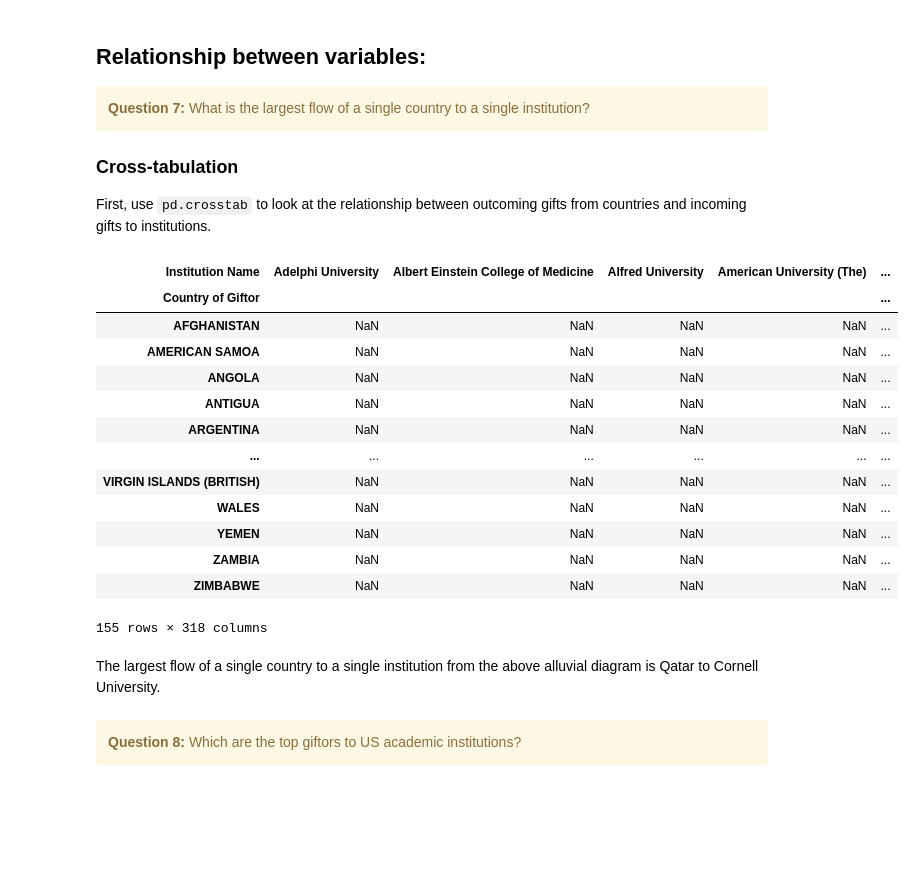
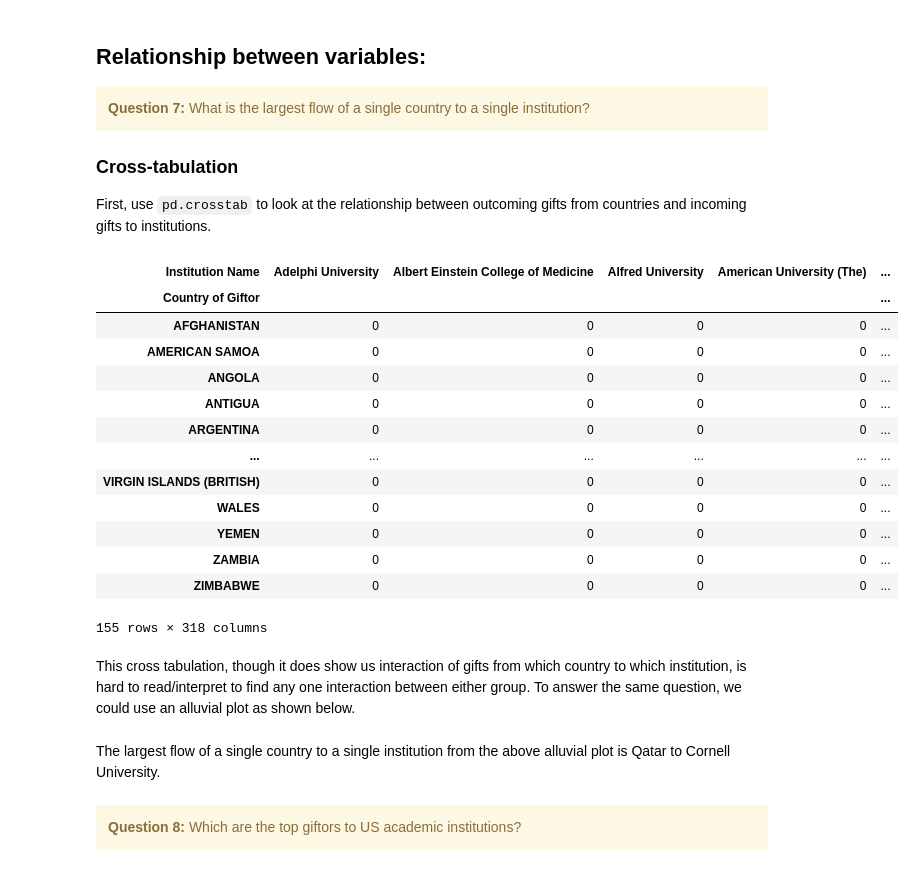
Before and after one commit to tejasreddy98/DS5030Lab01, a Jupyter notebook: initial_analysis.ipynb, the cells around one changed output. Saved outputs shown, nothing was run; the diff lists cells and outputs as text; code cells hidden in the pictures; blank space fills up the shorter version.

```diff
--- a/initial_analysis.ipynb
+++ b/initial_analysis.ipynb
@@ -164,22 +176,27 @@ plt.axvline(median_val, color='green', linestyle='dashdot', linewidth=2, label=f
 ### Cross-tabulation
 First, use `pd.crosstab` to look at the relationship between outcoming gifts from countries and incoming gifts to institutions.
 # %%
-pd.crosstab(index=df['Country of Giftor'], columns=df['Institution Name'], values=df['Foreign Gift Amount'], aggfunc='sum')
+pd.crosstab(df['Country of Giftor'], df['Institution Name'])
+
+# if we wanted to see a crosstab based on foreign gift amount rather than count of gifts we would use:
+#pd.crosstab(index=df['Country of Giftor'], columns=df['Institution Name'], values=df['Foreign Gift Amount'], aggfunc='sum')
 # %% [output]
 | Institution Name | Adelphi University | Albert Einstein College of Medicine | Alfred University | American University (The) | ... |
 | Country of Giftor |  |  |  |  | ... |
-| AFGHANISTAN | NaN | NaN | NaN | NaN | ... |
-| AMERICAN SAMOA | NaN | NaN | NaN | NaN | ... |
-| ANGOLA | NaN | NaN | NaN | NaN | ... |
-| ANTIGUA | NaN | NaN | NaN | NaN | ... |
-| ARGENTINA | NaN | NaN | NaN | NaN | ... |
+| AFGHANISTAN | 0 | 0 | 0 | 0 | ... |
+| AMERICAN SAMOA | 0 | 0 | 0 | 0 | ... |
+| ANGOLA | 0 | 0 | 0 | 0 | ... |
+| ANTIGUA | 0 | 0 | 0 | 0 | ... |
+| ARGENTINA | 0 | 0 | 0 | 0 | ... |
 | ... | ... | ... | ... | ... | ... |
-| VIRGIN ISLANDS (BRITISH) | NaN | NaN | NaN | NaN | ... |
-| WALES | NaN | NaN | NaN | NaN | ... |
-| YEMEN | NaN | NaN | NaN | NaN | ... |
-| ZAMBIA | NaN | NaN | NaN | NaN | ... |
-| ZIMBABWE | NaN | NaN | NaN | NaN | ... |
+| VIRGIN ISLANDS (BRITISH) | 0 | 0 | 0 | 0 | ... |
+| WALES | 0 | 0 | 0 | 0 | ... |
+| YEMEN | 0 | 0 | 0 | 0 | ... |
+| ZAMBIA | 0 | 0 | 0 | 0 | ... |
+| ZIMBABWE | 0 | 0 | 0 | 0 | ... |
 155 rows × 318 columns
+# %% [markdown]
+This cross tabulation, though it does show us interaction of gifts from which country to which institution, is hard to read/interpret to find any one interaction between either group. To answer the same question, we could use an alluvial plot as shown below.
 # %%
 import plotly.graph_objects as go
 
@@ -219,7 +236,7 @@ fig = go.Figure(
 
 fig.show()
 # %% [markdown]
-The largest flow of a single country to a single institution from the above alluvial diagram is Qatar to Cornell University.
+The largest flow of a single country to a single institution from the above alluvial plot is Qatar to Cornell University.
 # %% [markdown]
 <div class="alert alert-block alert-warning">
 <b>Question 8:</b>  Which are the top giftors to US academic institutions?
```
Also changed, not shown: parts of 4 cells of this notebook, 2 other files.
